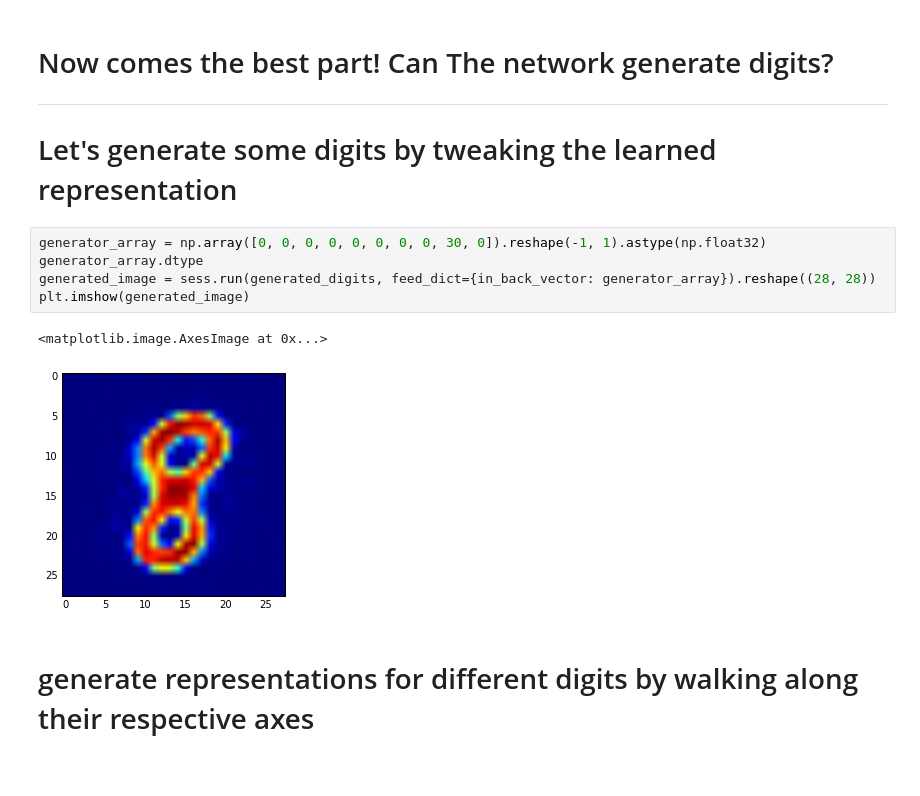
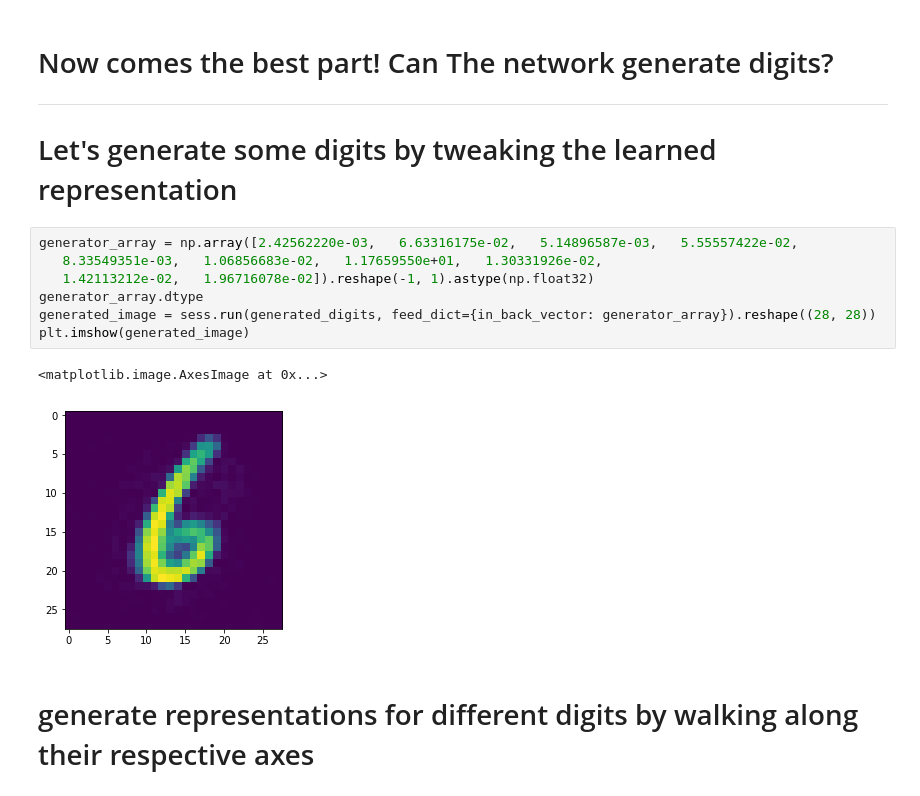
Before and after one commit to akanimax/my-deity, a Jupyter notebook: Scripts/IDEA_1/COMPRESSION_CUM_CLASSIFICATION_v_2.ipynb, the cells around one changed output. Cells and saved outputs as stored; diff of their text form.

```diff
--- a/Scripts/IDEA_1/COMPRESSION_CUM_CLASSIFICATION_v_2.ipynb
+++ b/Scripts/IDEA_1/COMPRESSION_CUM_CLASSIFICATION_v_2.ipynb
@@ -481,13 +464,15 @@ Testing accuracy:97.4285714286
 -------------------------------------------------------------------------------------------------------------------
 # Let's generate some digits by tweaking the learned representation
 # %%
-generator_array = np.array([0, 0, 0, 0, 0, 0, 0, 0, 30, 0]).reshape(-1, 1).astype(np.float32)
+generator_array = np.array([2.42562220e-03,   6.63316175e-02,   5.14896587e-03,   5.55557422e-02,
+   8.33549351e-03,   1.06856683e-02,   1.17659550e+01,   1.30331926e-02,
+   1.42113212e-02,   1.96716078e-02]).reshape(-1, 1).astype(np.float32)
 generator_array.dtype
 generated_image = sess.run(generated_digits, feed_dict={in_back_vector: generator_array}).reshape((28, 28))
 plt.imshow(generated_image)
 # %% [output]
 <matplotlib.image.AxesImage at 0x...>
-[figure, old version]
+[figure, new version]
 # %% [markdown]
 # generate representations for different digits by walking along their respective axes
 # %%
```
Also changed, not shown: parts of 18 cells of this notebook, 1 other file.
